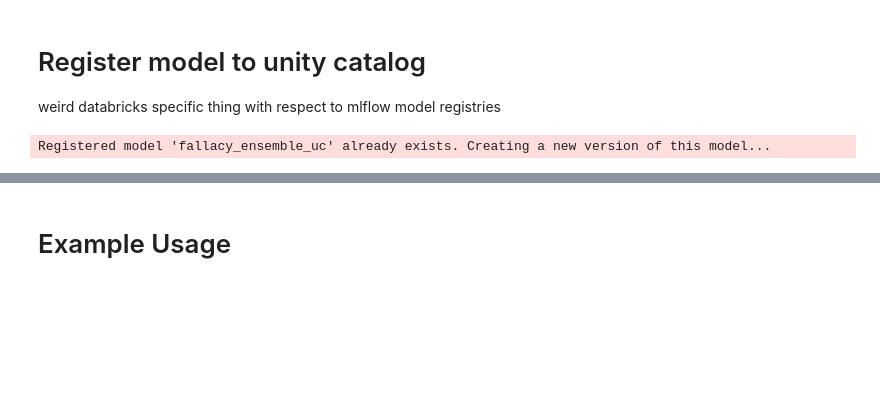
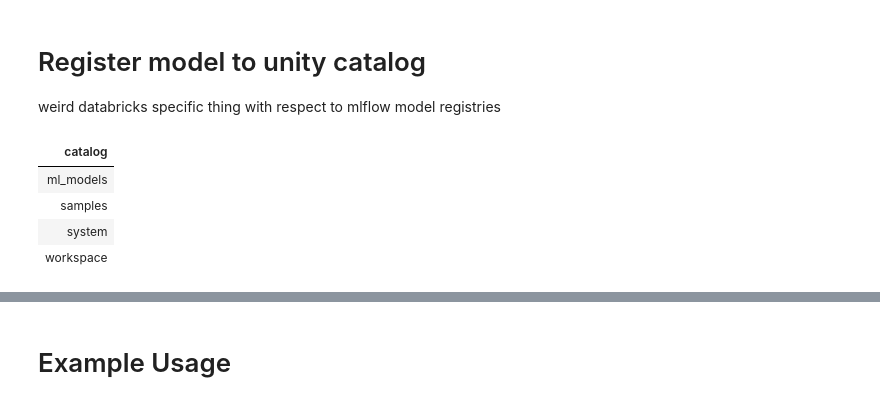
Before and after one commit to lramos0/fallacy-detector, a Jupyter notebook: databricks/notebooks/Fallacy-Multi-Classifier-Training.ipynb, the cells around one changed output, grey strips where cells are left out. Drawn from its saved outputs; the diff is of its cells as text; code cells hidden in the pictures; blank space fills up the shorter version.

```diff
--- a/databricks/notebooks/Fallacy-Multi-Classifier-Training.ipynb
+++ b/databricks/notebooks/Fallacy-Multi-Classifier-Training.ipynb
@@ -378,14 +490,12 @@ Skipping appeal_to_ignorance: model not found at /local_disk0/tmp/fallacy_models
 # %% [markdown]
 # Register model to unity catalog
 weird databricks specific thing with respect to mlflow model registries
-# %%
-%python
-# Register it in Unity Catalog or default registry
-registered_model_name = "fallacy_ensemble_uc"
-model_artifact_path = f"<valid_run_id>/artifacts/fallacy_ensemble_model_v1"
-try:
-    mlflow.register_model(f"runs:/{model_artifact_path}", registered_model_name)
-except:
-    print("")
-# %% [output]
-Registered model 'fallacy_ensemble_uc' already exists. Creating a new version of this model...
+# %%
+%sql
+SHOW CATALOGS;
+# %% [output]
+| catalog |
+| ml_models |
+| samples |
+| system |
+| workspace |
```
Also changed, not shown: parts of 12 cells of this notebook, 1 other file.
